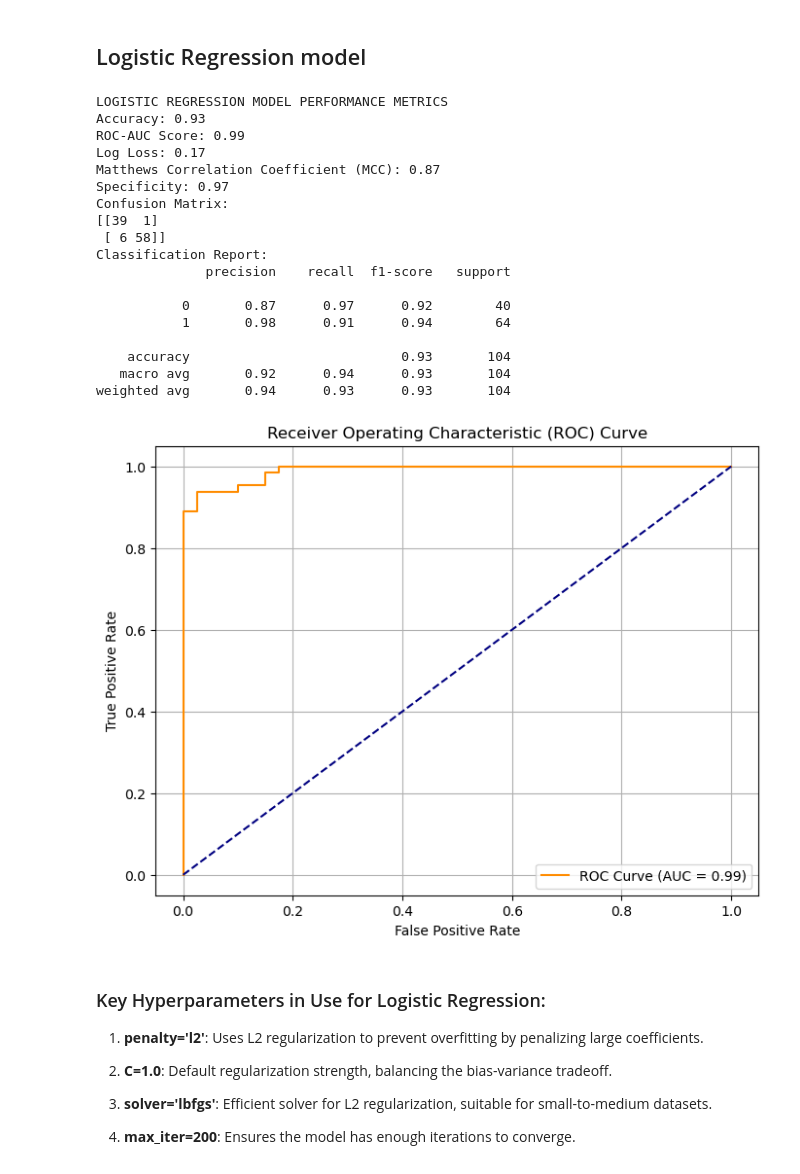
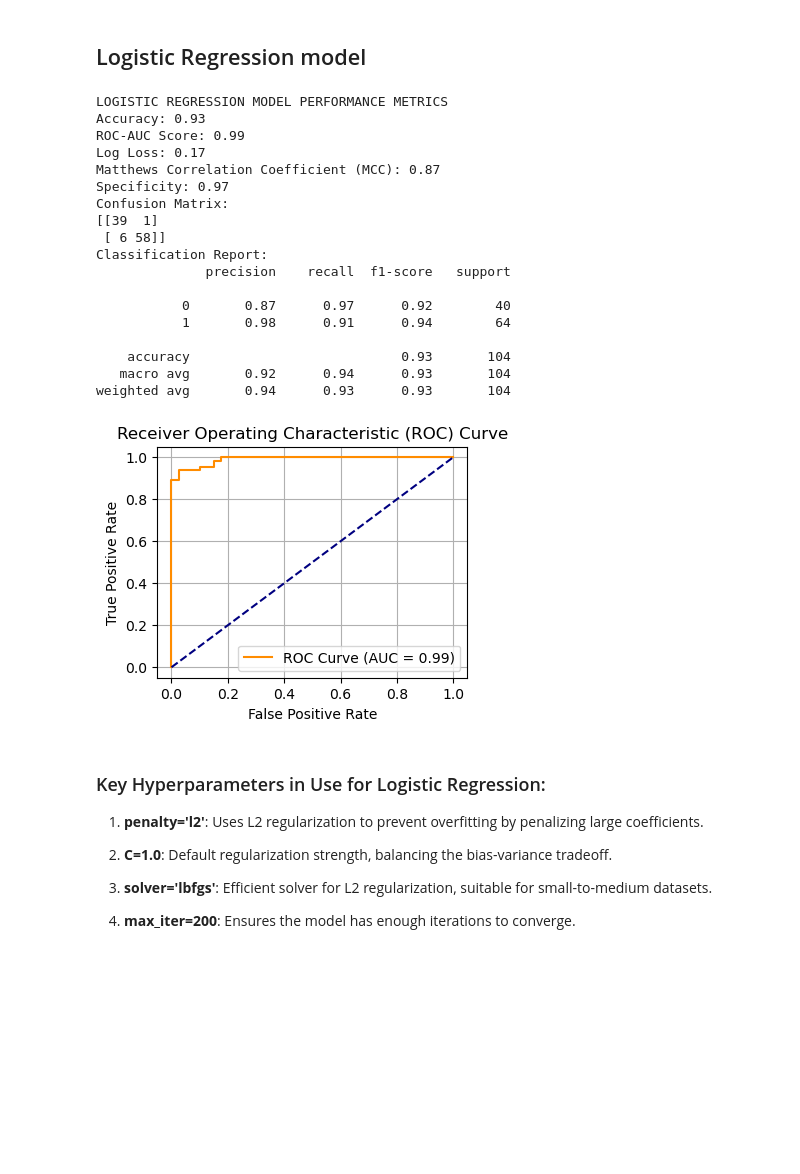
Before and after one commit to aastha0424/AasthaSingh-GlucoSense-Infy-Nov24, a Jupyter notebook: model_trainning.ipynb, the cells around one changed output. Drawn from its saved outputs; the diff is of its cells as text; code cells hidden in the pictures; blank space fills up the shorter version.

```diff
--- a/model_trainning.ipynb
+++ b/model_trainning.ipynb
@@ -309,35 +309,35 @@ print(classification_rep)
 
 # Plot ROC curve
 import matplotlib.pyplot as plt
-plt.figure(figsize=(8, 6))
+plt.figure(figsize=(4, 3))
 plt.plot(fpr, tpr, label=f'ROC Curve (AUC = {roc_auc_value:.2f})', color='darkorange')
 plt.plot([0, 1], [0, 1], color='navy', linestyle='--')
 plt.xlabel('False Positive Rate')
 plt.ylabel('True Positive Rate')
 plt.title('Receiver Operating Characteristic (ROC) Curve')
 plt.legend(loc="lower right")
 plt.grid()
 plt.show()
 # %% [output]
 LOGISTIC REGRESSION MODEL PERFORMANCE METRICS
 Accuracy: 0.93
 ROC-AUC Score: 0.99
 Log Loss: 0.17
 Matthews Correlation Coefficient (MCC): 0.87
 Specificity: 0.97
 Confusion Matrix:
 [[39  1]
  [ 6 58]]
 Classification Report:
               precision    recall  f1-score   support
 
            0       0.87      0.97      0.92        40
            1       0.98      0.91      0.94        64
 
     accuracy                           0.93       104
    macro avg       0.92      0.94      0.93       104
 weighted avg       0.94      0.93      0.93       104
-[figure, old version]
+[figure, new version]
 # %% [markdown]
 ### Key Hyperparameters in Use for Logistic Regression:
 
```
Also changed, not shown: parts of 7 cells of this notebook.
